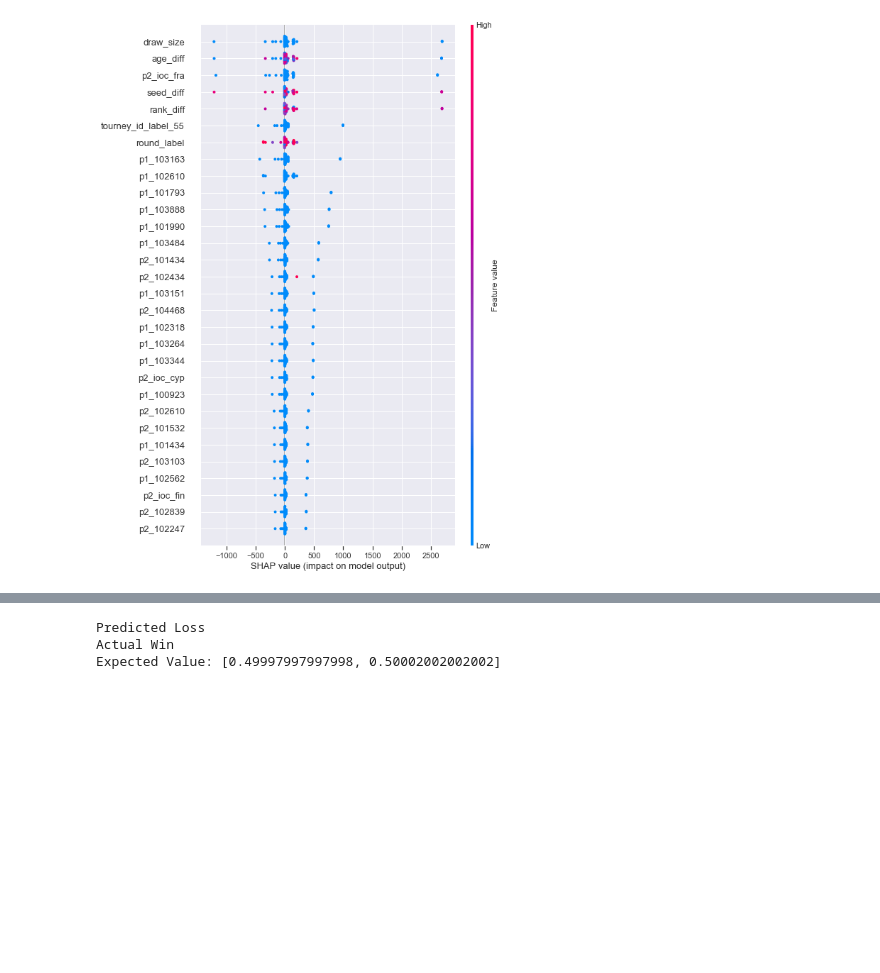
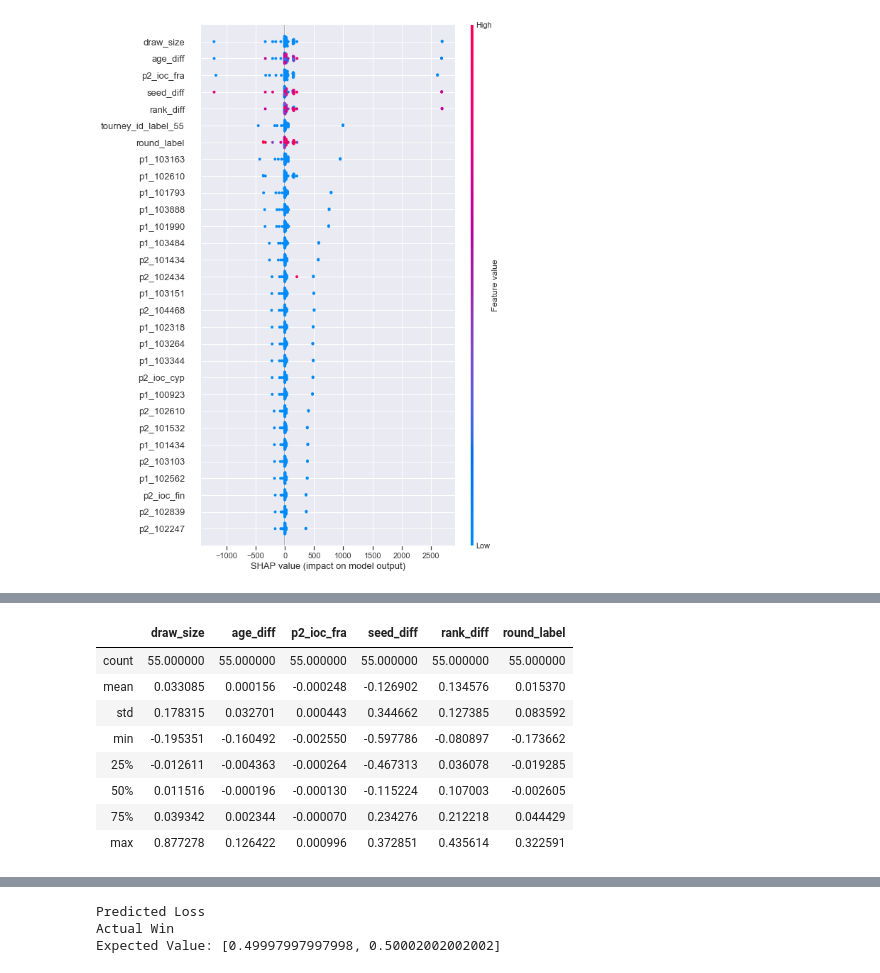
Before and after one commit to sv650s/atp-tennis-predictions, a Jupyter notebook: notebooks/10-sydney-open-2019-prediction.ipynb, the cells around one changed output, grey strips where cells are left out. Cells and saved outputs as stored; diff of their text form; code cells hidden in the pictures; blank space fills up the shorter version.

```diff
--- a/notebooks/10-sydney-open-2019-prediction.ipynb
+++ b/notebooks/10-sydney-open-2019-prediction.ipynb
@@ -266,0 +282,12 @@ shap.summary_plot(shap_values1985[1], sydney_open_features, max_display=30)
+# %%
+shap_df[["draw_size", "age_diff", "p2_ioc_fra", "seed_diff", "rank_diff", "round_label"]].describe()
+# %% [output]
+|  | draw_size | age_diff | p2_ioc_fra | seed_diff | rank_diff | round_label |
+| count | 55.000000 | 55.000000 | 55.000000 | 55.000000 | 55.000000 | 55.000000 |
+| mean | 0.033085 | 0.000156 | -0.000248 | -0.126902 | 0.134576 | 0.015370 |
+| std | 0.178315 | 0.032701 | 0.000443 | 0.344662 | 0.127385 | 0.083592 |
+| min | -0.195351 | -0.160492 | -0.002550 | -0.597786 | -0.080897 | -0.173662 |
+| 25% | -0.012611 | -0.004363 | -0.000264 | -0.467313 | 0.036078 | -0.019285 |
+| 50% | 0.011516 | -0.000196 | -0.000130 | -0.115224 | 0.107003 | -0.002605 |
+| 75% | 0.039342 | 0.002344 | -0.000070 | 0.234276 | 0.212218 | 0.044429 |
+| max | 0.877278 | 0.126422 | 0.000996 | 0.372851 | 0.435614 | 0.322591 |
```
Also changed, not shown: parts of 6 cells of this notebook.
